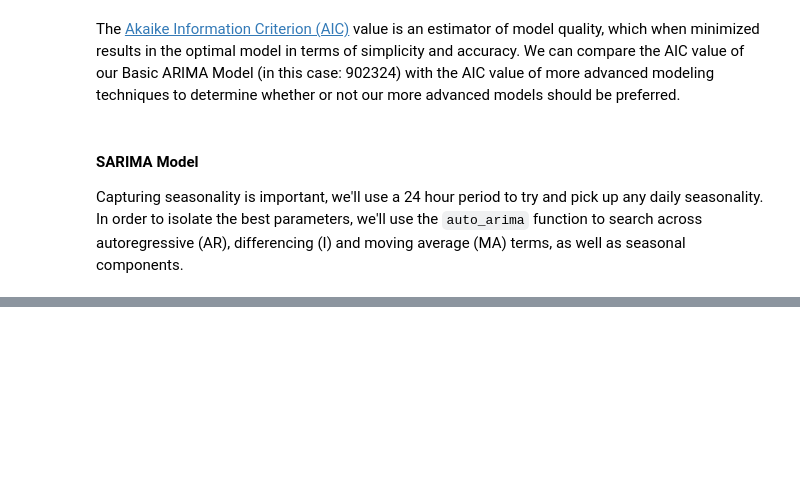
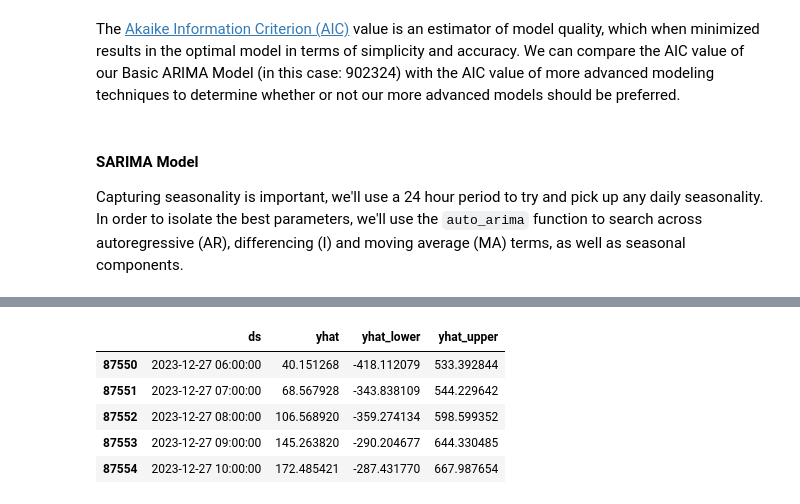
Before and after one commit to evangabe/strategic-parking-enforcement, a Jupyter notebook: 02_featurization.ipynb, the cells around one changed output, grey strips where cells are left out. Saved outputs shown, nothing was run; the diff lists cells and outputs as text; code cells hidden in the pictures; blank space fills up the shorter version.

```diff
--- a/02_featurization.ipynb
+++ b/02_featurization.ipynb
@@ -187,0 +323,10 @@ results.plot_diagnostics(figsize=(10,10))
+# %%
+forecast = m.predict(m.make_future_dataframe(periods=test_ts.shape[0], freq='H'))
+forecast[['ds', 'yhat', 'yhat_lower', 'yhat_upper']].tail()
+# %% [output]
+|  | ds | yhat | yhat_lower | yhat_upper |
+| 87550 | 2023-12-27 06:00:00 | 40.151268 | -418.112079 | 533.392844 |
+| 87551 | 2023-12-27 07:00:00 | 68.567928 | -343.838109 | 544.229642 |
+| 87552 | 2023-12-27 08:00:00 | 106.568920 | -359.274134 | 598.599352 |
+| 87553 | 2023-12-27 09:00:00 | 145.263820 | -290.204677 | 644.330485 |
+| 87554 | 2023-12-27 10:00:00 | 172.485421 | -287.431770 | 667.987654 |
```
Also changed, not shown: parts of 14 cells of this notebook, 2 other files.
